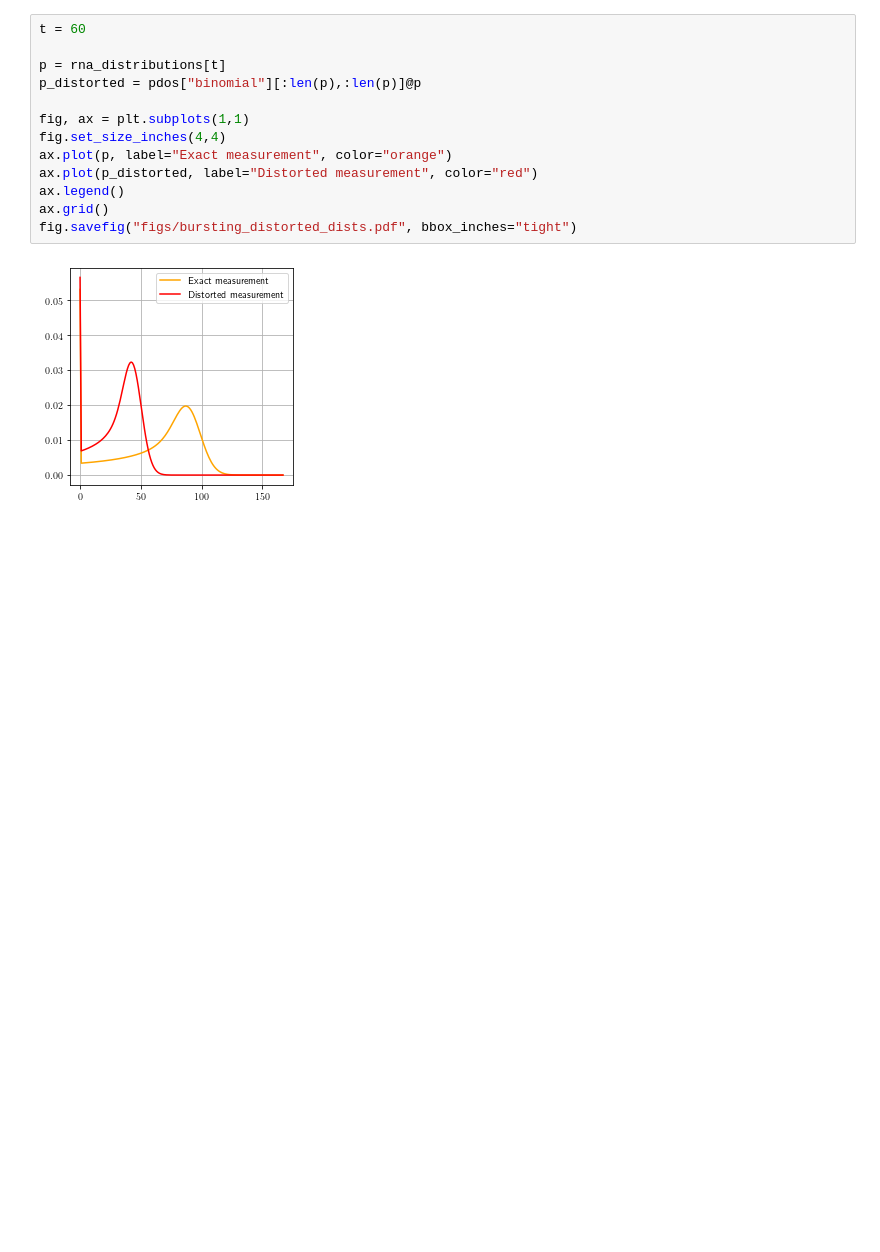
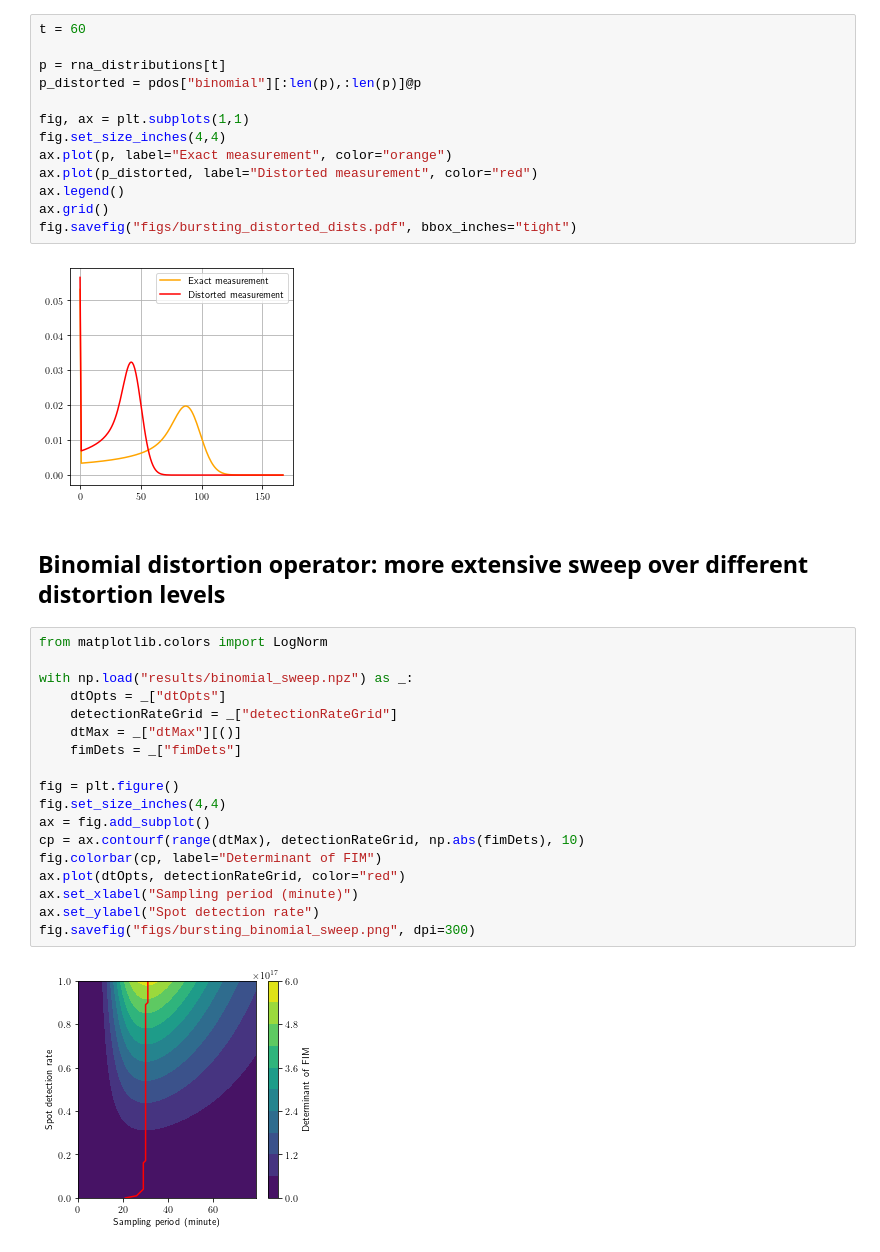
Before and after one commit to voduchuy/NoisyMeasurementFIM, a Jupyter notebook: bursting_gene/bursting_gene_plots.ipynb, the cells around one changed output. Drawn from its saved outputs; the diff is of its cells as text; blank space fills up the shorter version.

```diff
--- a/bursting_gene/bursting_gene_plots.ipynb
+++ b/bursting_gene/bursting_gene_plots.ipynb
@@ -230,3 +235,25 @@ ax.grid()
 fig.savefig("figs/bursting_distorted_dists.pdf", bbox_inches="tight")
 # %% [output]
 [figure]
+# %% [markdown]
+## Binomial distortion operator: more extensive sweep over different distortion levels
+# %%
+from matplotlib.colors import LogNorm
+
+with np.load("results/binomial_sweep.npz") as _:
+    dtOpts = _["dtOpts"]
+    detectionRateGrid = _["detectionRateGrid"]
+    dtMax = _["dtMax"][()]
+    fimDets = _["fimDets"]
+
+fig = plt.figure()
+fig.set_size_inches(4,4)
+ax = fig.add_subplot()
+cp = ax.contourf(range(dtMax), detectionRateGrid, np.abs(fimDets), 10)
+fig.colorbar(cp, label="Determinant of FIM")
+ax.plot(dtOpts, detectionRateGrid, color="red")
+ax.set_xlabel("Sampling period (minute)")
+ax.set_ylabel("Spot detection rate")
+fig.savefig("figs/bursting_binomial_sweep.png", dpi=300)
+# %% [output]
+[figure, added]
```
Also changed, not shown: parts of 8 cells of this notebook, 26 other files.
